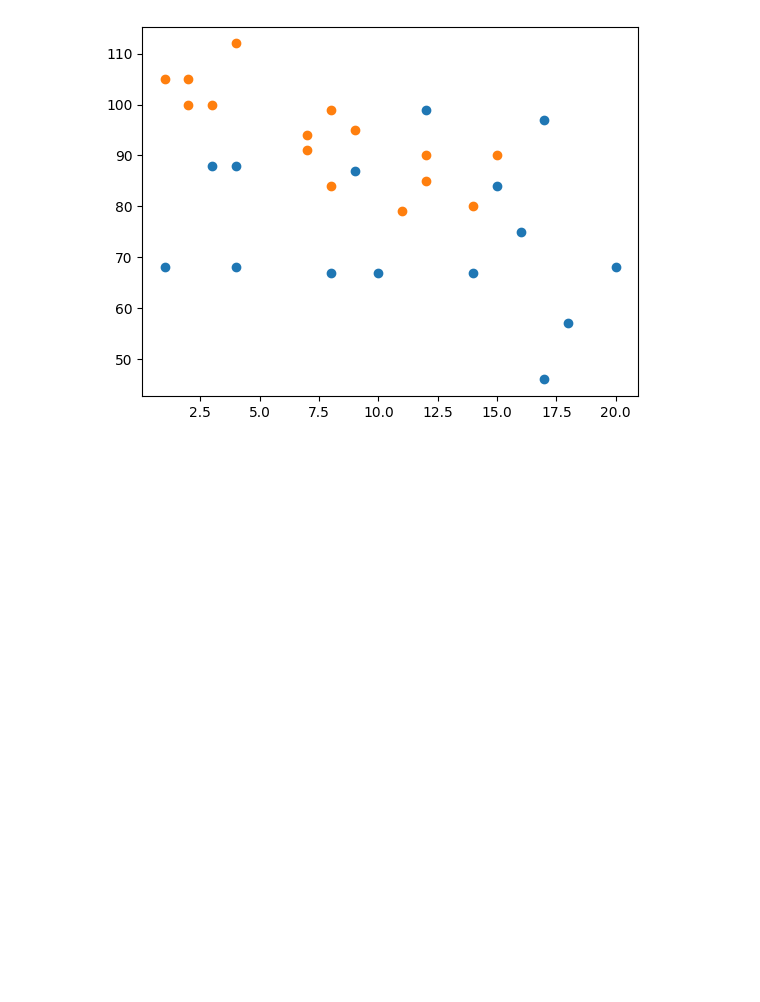
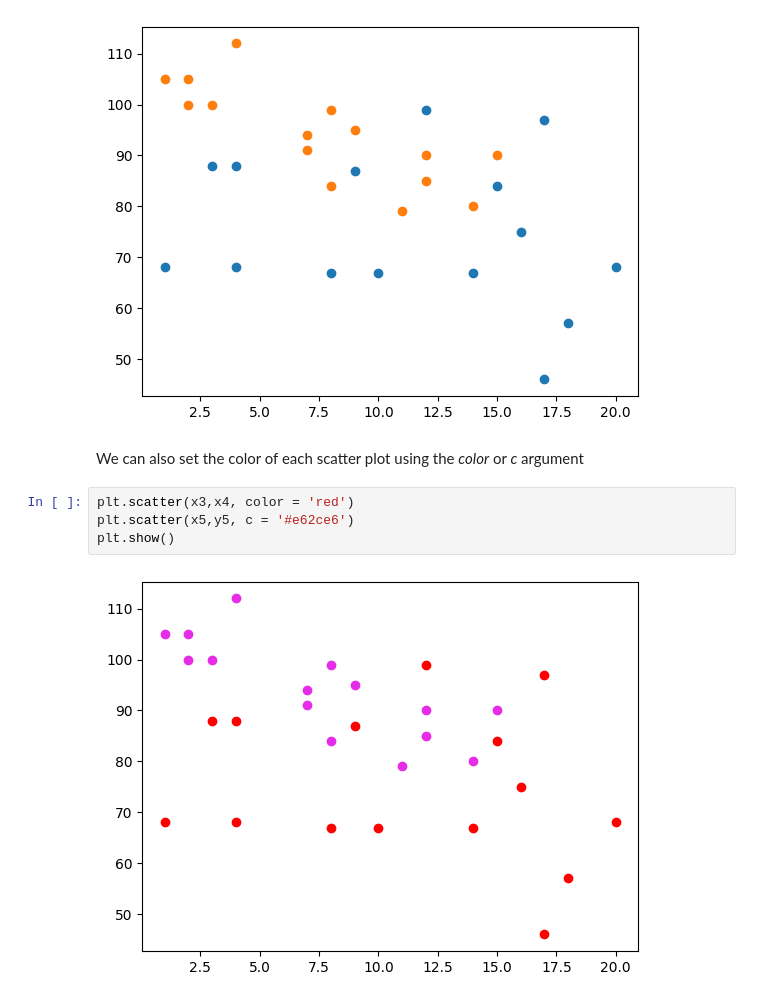
Before and after one commit to kc-011/python-programming, a Jupyter notebook: Module 3/matplot.ipynb, the cells around one changed output. Drawn from its saved outputs; the diff is of its cells as text; blank space fills up the shorter version.

```diff
--- a/Module 3/matplot.ipynb
+++ b/Module 3/matplot.ipynb
@@ -176,3 +176,11 @@ plt.show()
 #the default colors are blue & orange (idk why)
 # %% [output]
 [figure]
+# %% [markdown]
+We can also set the color of each scatter plot using the <i>color</i> or <i>c</i> argument
+# %%
+plt.scatter(x3,x4, color = 'red')
+plt.scatter(x5,y5, c = '#e62ce6')
+plt.show()
+# %% [output]
+[figure, added]
```
Also changed, not shown: parts of 19 cells of this notebook.
